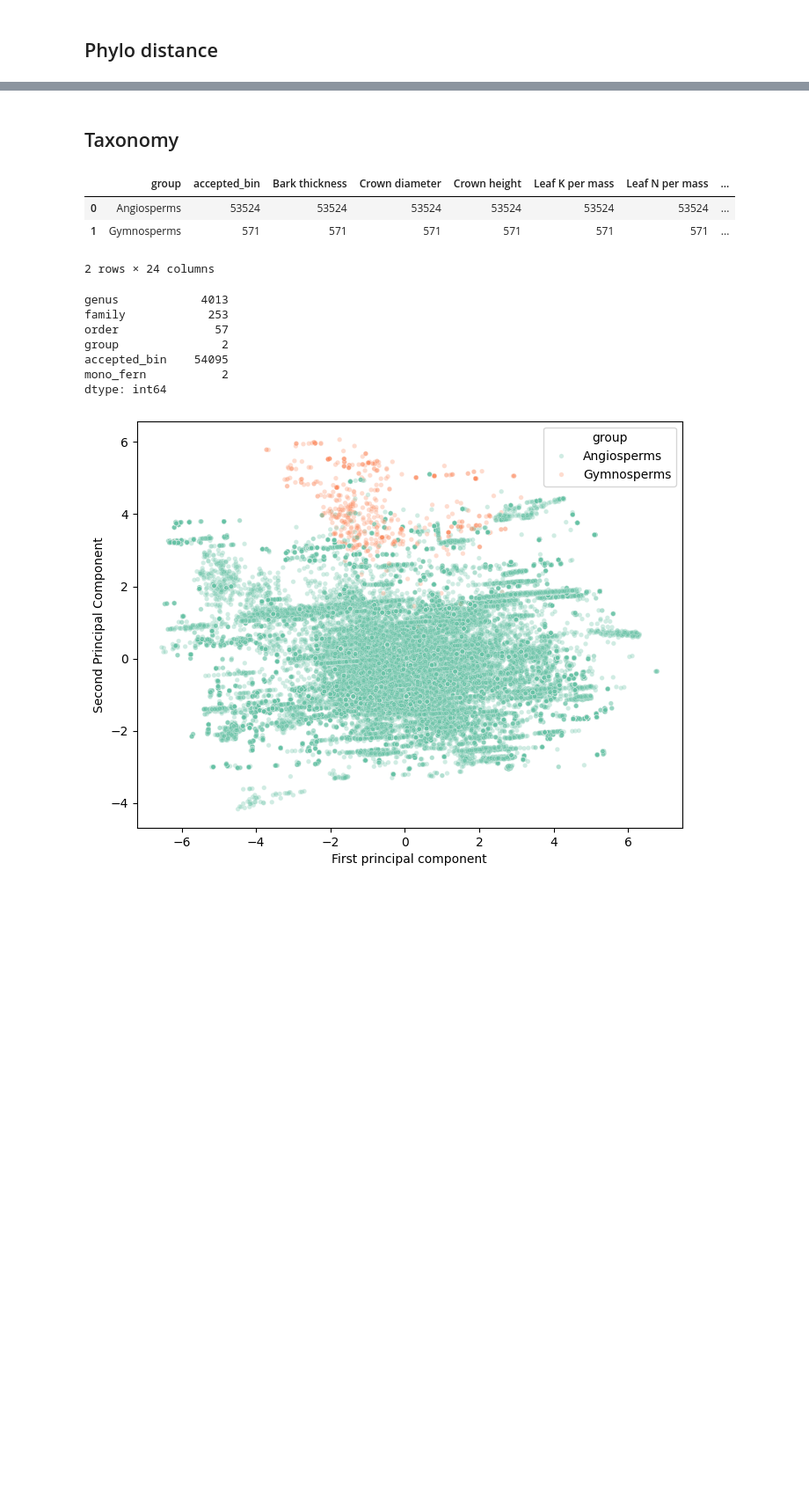
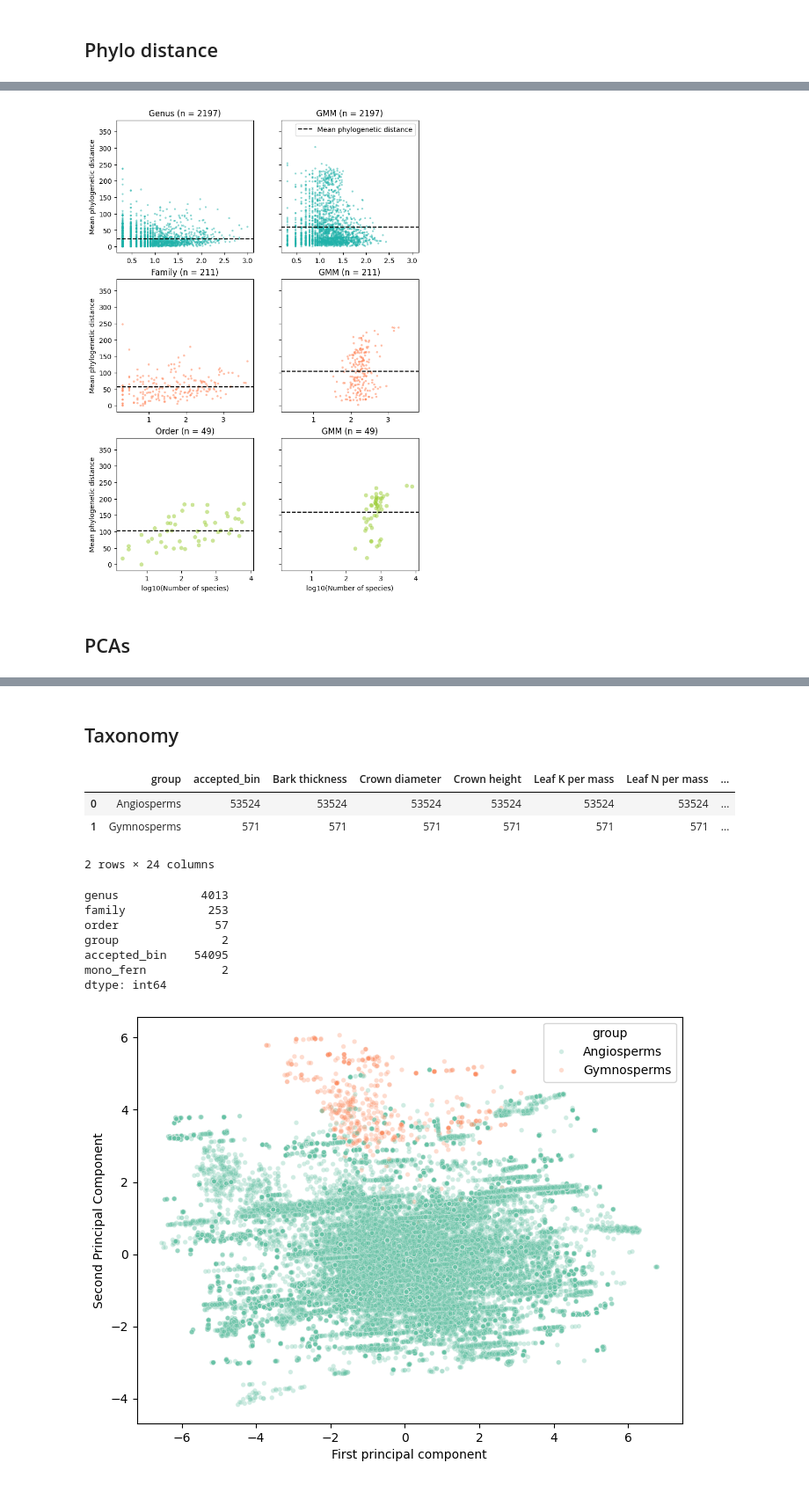
Before and after one commit to pabloubilla/tree_clustering, a Jupyter notebook: code/taxonomic_exploration.ipynb, the cells around one changed output, grey strips where cells are left out. Shown at 88% size. Saved outputs shown, nothing was run; the diff lists cells and outputs as text; code cells hidden in the pictures; blank space fills up the shorter version.

```diff
--- a/code/taxonomic_exploration.ipynb
+++ b/code/taxonomic_exploration.ipynb
@@ -97,0 +231,79 @@ cluster_234
+# %%
+fig, axs = plt.subplots(3, 2, figsize=(8, 12), sharey=True)
+
+
+# Configure sharing x-axis within each row
+axs[0, 1].sharex(axs[0, 0])
+axs[1, 1].sharex(axs[1, 0])
+axs[2, 1].sharex(axs[2, 0])
+
+## GENUS ##
+axs[0, 0].scatter(np.log10(n_species_genus), mean_phylo_dist_genus,
+                  color='lightseagreen', alpha=0.5, edgecolors='none', s = 8)
+
+axs[0, 1].scatter(np.log10(n_species_genus_cluster), mean_phylo_dist_genus_cluster,
+                  color='lightseagreen', alpha=0.5, edgecolors='none', s = 8)
+# line with average
+mean_phylo_dist_genus_avg = np.mean(mean_phylo_dist_genus)
+mean_phylo_dist_genus_cluster_avg = np.mean(mean_phylo_dist_genus_cluster)
+axs[0, 0].axhline(mean_phylo_dist_genus_avg, color='black', linestyle='--',
+                   label=f'Mean phylogenetic distance')
+axs[0, 1].axhline(mean_phylo_dist_genus_cluster_avg, color='black', linestyle='--',
+                   label=f'Mean phylogenetic distance')
+# TITLE
+n_genus = len(n_species_genus)
+axs[0, 0].set_title(f'Genus (n = {n_genus})')
+axs[0, 1].set_title(f'GMM (n = {n_genus})')
+
+## FAMILY ##
+axs[1, 0].scatter(np.log10(n_species_family), mean_phylo_dist_family,
+                  color='coral', alpha=0.5, edgecolors='none', s= 10)
+
+axs[1, 1].scatter(np.log10(n_species_family_cluster), mean_phylo_dist_family_cluster,
+                  color='coral', alpha=0.5, edgecolors='none', s = 10)
+# line with average
+mean_phylo_dist_family_avg = np.mean(mean_phylo_dist_family)
+mean_phylo_dist_family_cluster_avg = np.mean(mean_phylo_dist_family_cluster)
+axs[1, 0].axhline(mean_phylo_dist_family_avg, color='black', linestyle='--')
+axs[1, 1].axhline(mean_phylo_dist_family_cluster_avg, color='black', linestyle='--')
+# TITLE
+n_family = len(n_species_family)
+axs[1, 0].set_title(f'Family (n = {n_family})')
+axs[1, 1].set_title(f'GMM (n = {n_family})')
+
+## ORDER ##
+axs[2, 0].scatter(np.log10(n_species_order), mean_phylo_dist_order,
+                  color='yellowgreen', alpha=0.5, edgecolors='none')
+axs[2, 1].scatter(np.log10(n_species_order_cluster), mean_phylo_dist_order_cluster,
+                  color='yellowgreen', alpha=0.5, edgecolors='none')
+# line with average
+mean_phylo_dist_order_avg = np.mean(mean_phylo_dist_order)
+mean_phylo_dist_order_cluster_avg = np.mean(mean_phylo_dist_order_cluster)
+axs[2, 0].axhline(mean_phylo_dist_order_avg, color='black', linestyle='--')
+axs[2, 1].axhline(mean_phylo_dist_order_cluster_avg, color='black', linestyle='--')
+# TITLE
+n_order = len(n_species_order)
+axs[2, 0].set_title(f'Order (n = {n_order})')
+axs[2, 1].set_title(f'GMM (n = {n_order})')
+
+
+# legend
+axs[0, 1].legend(loc='upper right')
+
+# Set x-axis labels
+axs[2, 0].set_xlabel('log10(Number of species)')
+axs[2, 1].set_xlabel('log10(Number of species)')
+# Set y-axis labels
+axs[0, 0].set_ylabel('Mean phylogenetic distance')
+axs[1, 0].set_ylabel('Mean phylogenetic distance')
+axs[2, 0].set_ylabel('Mean phylogenetic distance')
+
+# Display the plot
+plt.show()
+
+
+### Random assignationw
+# %% [output]
+[figure, added]
+# %% [markdown]
+## PCAs
```
Also changed, not shown: parts of 28 cells of this notebook, 15 other files.
